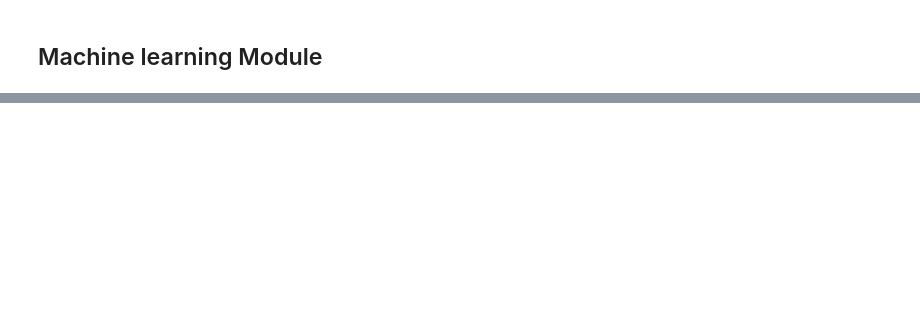
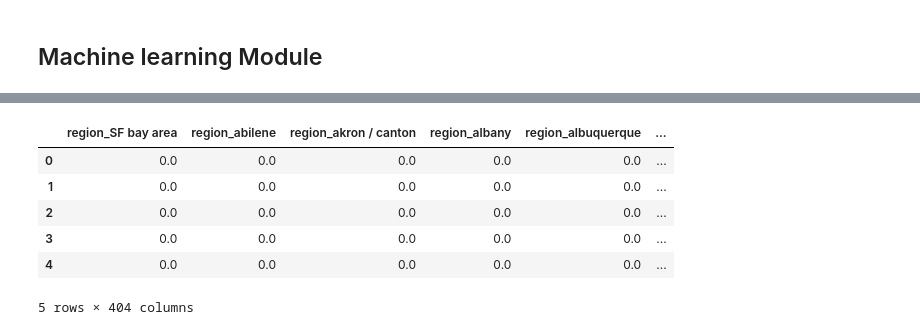
Before and after one commit to diana-arango/Real_estate_team, a Jupyter notebook: Real_Estate_Team.ipynb, the cells around one changed output, grey strips where cells are left out. Saved outputs shown, nothing was run; the diff lists cells and outputs as text; code cells hidden in the pictures; blank space fills up the shorter version.

```diff
--- a/Real_Estate_Team.ipynb
+++ b/Real_Estate_Team.ipynb
@@ -259,13 +313,21 @@ encode_df_type.head()
 # %%
 from sklearn.preprocessing import OneHotEncoder
 enc = OneHotEncoder(sparse=False)
 
 # Fit the encoder and produce encoded DataFrame
-encode_df_region = pd.DataFrame(enc.fit_transform(df.region.values.reshape(-1,1)))
+encode_df_region = pd.DataFrame(enc.fit_transform(new_clean_housing_df.region.values.reshape(-1,1)))
 
 # Rename encoded columns
 encode_df_region.columns = enc.get_feature_names(['region'])
 encode_df_region.head()
+# %% [output]
+|  | region_SF bay area | region_abilene | region_akron / canton | region_albany | region_albuquerque | ... |
+| 0 | 0.0 | 0.0 | 0.0 | 0.0 | 0.0 | ... |
+| 1 | 0.0 | 0.0 | 0.0 | 0.0 | 0.0 | ... |
+| 2 | 0.0 | 0.0 | 0.0 | 0.0 | 0.0 | ... |
+| 3 | 0.0 | 0.0 | 0.0 | 0.0 | 0.0 | ... |
+| 4 | 0.0 | 0.0 | 0.0 | 0.0 | 0.0 | ... |
+5 rows × 404 columns
 # %%
 from sklearn.preprocessing import OneHotEncoder
 enc = OneHotEncoder(sparse=False)
```
Also changed, not shown: parts of 16 cells of this notebook.
